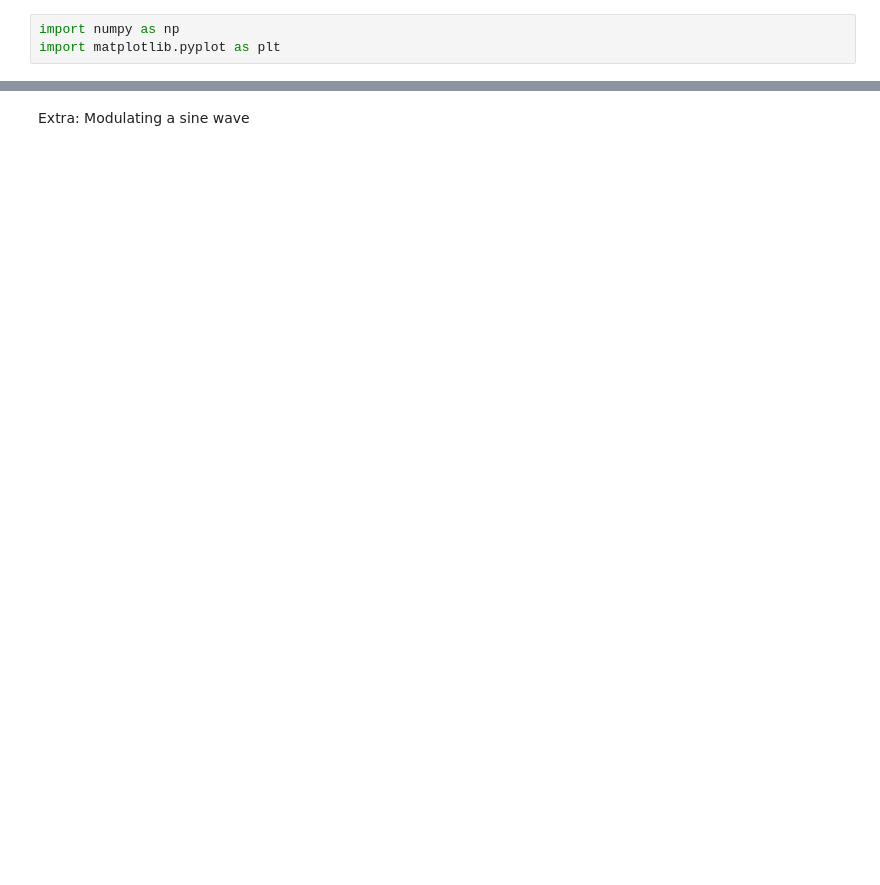
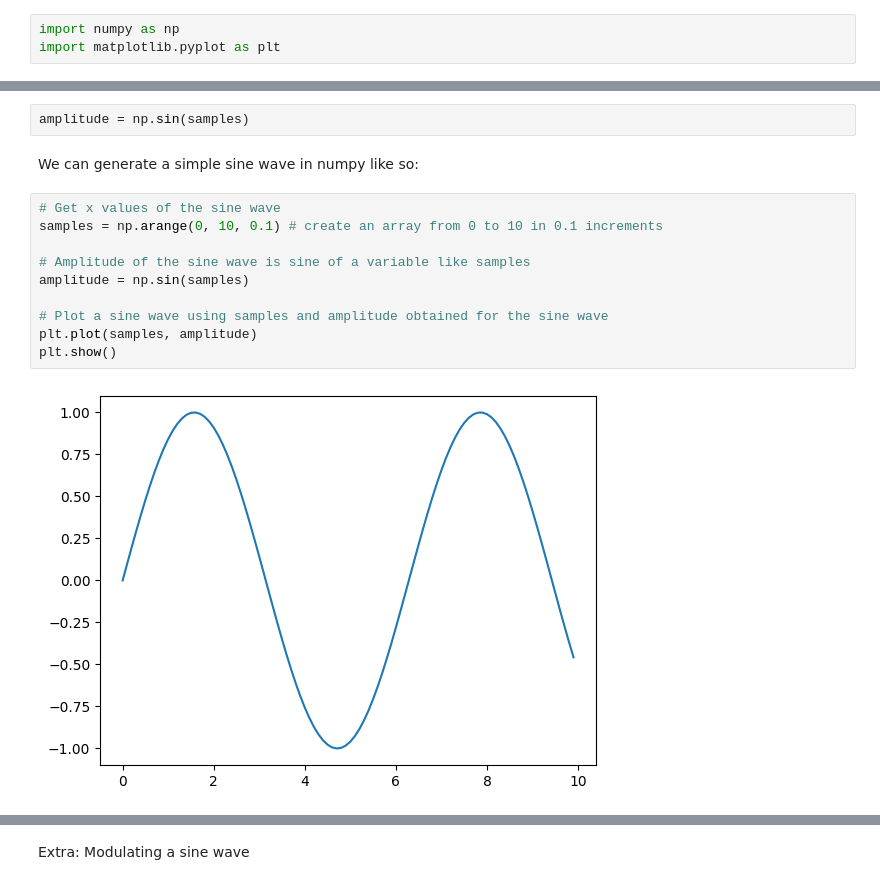
Before and after one commit to coralreefman/bca, a Jupyter notebook: notebooks/noise.ipynb, the cells around one changed output, grey strips where cells are left out. Cells and saved outputs as stored; diff of their text form; blank space fills up the shorter version.

```diff
--- a/notebooks/noise.ipynb
+++ b/notebooks/noise.ipynb
@@ -31,2 +31,18 @@ Audio(waveform, rate=sample_rate)
 # %% [output]
 [interactive output not drawn]
+# %%
+amplitude = np.sin(samples)
+# %% [markdown]
+We can generate a simple sine wave in numpy like so:
+# %%
+# Get x values of the sine wave
+samples = np.arange(0, 10, 0.1) # create an array from 0 to 10 in 0.1 increments
+
+# Amplitude of the sine wave is sine of a variable like samples
+amplitude = np.sin(samples)
+
+# Plot a sine wave using samples and amplitude obtained for the sine wave
+plt.plot(samples, amplitude)
+plt.show()
+# %% [output]
+[figure, added]
```
Also changed, not shown: parts of 18 cells of this notebook, 5 other files.
